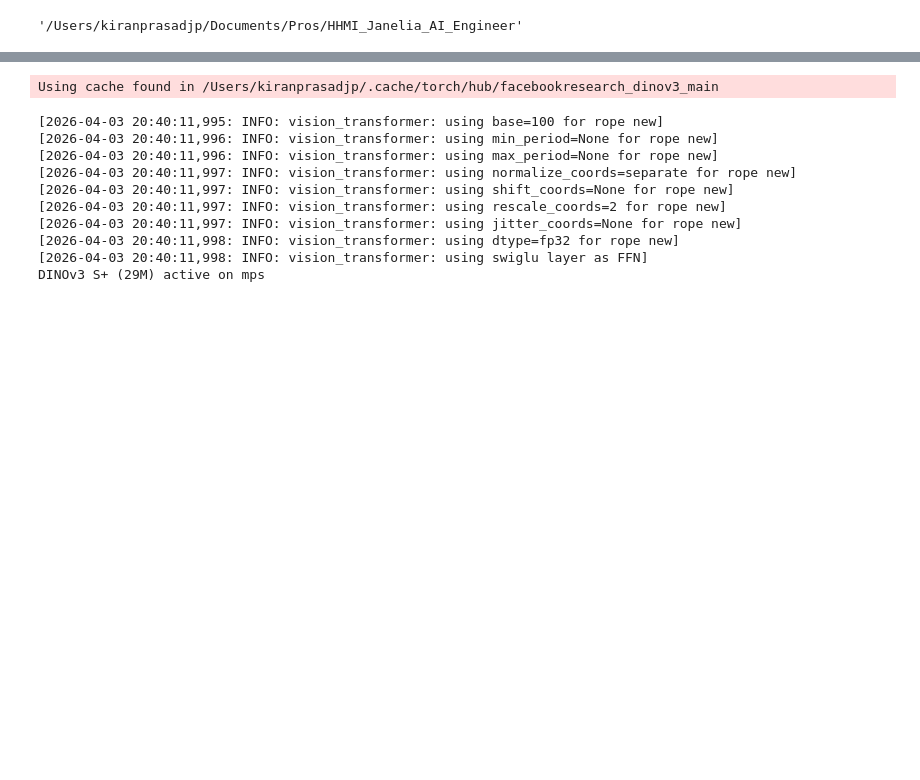
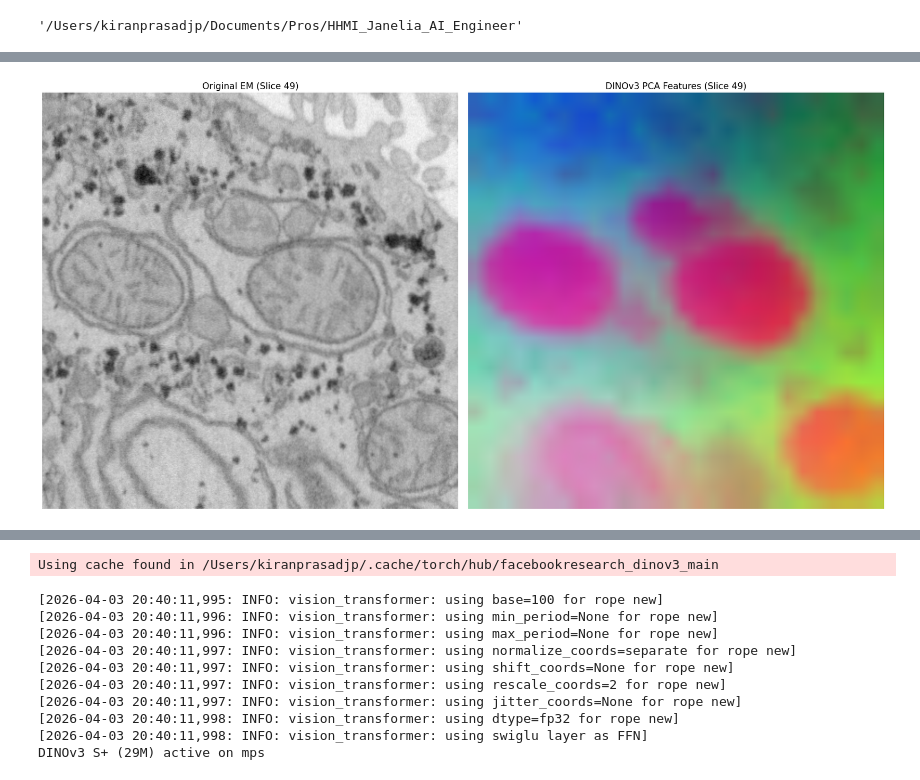
Before and after one commit to captainKLSH/HHMI_Janelia_AI_Engineer, a Jupyter notebook: research/02_modelbuild.ipynb, the cells around one changed output, grey strips where cells are left out. Saved outputs shown, nothing was run; the diff lists cells and outputs as text; code cells hidden in the pictures; blank space fills up the shorter version.

```diff
--- a/research/02_modelbuild.ipynb
+++ b/research/02_modelbuild.ipynb
@@ -253,0 +454,3 @@ def loadFromHuggingFace(self,device):
+# %%
+diagnosis.visualize_embeddings_pca(slice_idx= 49,filename='pca_hf1.png')
+# %% [output]
@@ -253,0 +459 @@ def loadFromHuggingFace(self,device):
+[figure, added]
```
Also changed, not shown: parts of 12 cells of this notebook, 8 other files.
